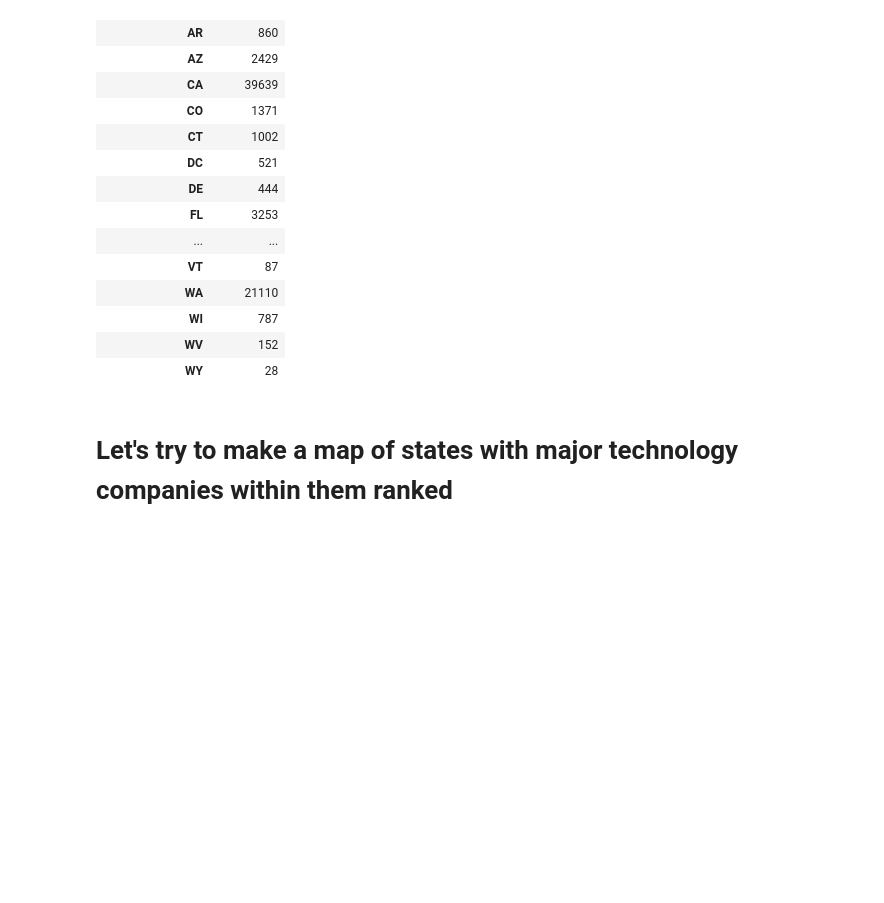
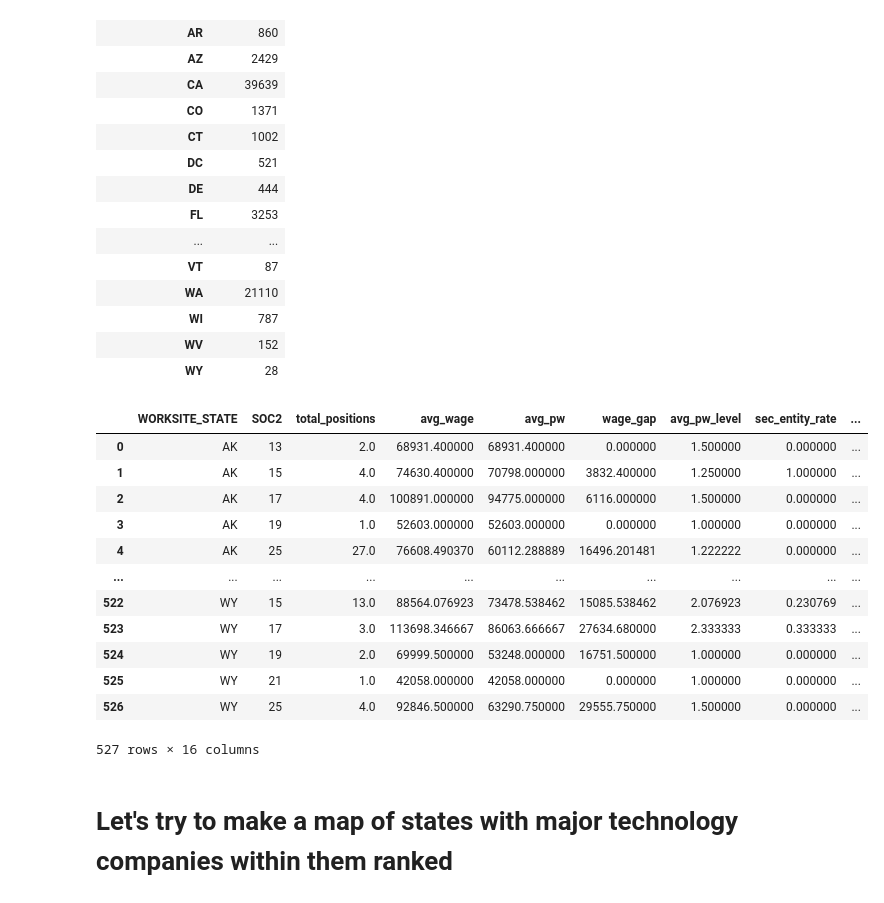
Before and after one commit to PBhandare/unit-3, a Jupyter notebook: data/H1BExploration.ipynb, the cells around one changed output. Cells and saved outputs as stored; diff of their text form; code cells hidden in the pictures; blank space fills up the shorter version.

```diff
--- a/data/H1BExploration.ipynb
+++ b/data/H1BExploration.ipynb
@@ -450,6 +450,10 @@ fullDataset = fullDataset[fullDataset['SOC2'].str.isnumeric()]
 # PW level numeric
 pw_map = {'I': 1, 'II': 2, 'III': 3, 'IV': 4}
 fullDataset['pw_level_num'] = fullDataset['PW_WAGE_LEVEL'].map(pw_map)
+
+fullDataset['out_of_state'] = (
+    fullDataset['EMPLOYER_STATE'] != fullDataset['WORKSITE_STATE']
+).astype(int)
 
 # Row-level proportions
 for col in ['NEW_EMPLOYMENT', 'CONTINUED_EMPLOYMENT',
@@ -463,21 +467,19 @@ def agg_func(g):
 
     return pd.Series({
         'total_positions': total_w,
-
         'avg_wage': (g['STANDARD_WAGE'] * w).sum() / total_w,
         'avg_pw': (g['ANNUAL_PREVAILING_WAGE'] * w).sum() / total_w,
         'wage_gap': ((g['STANDARD_WAGE'] - g['ANNUAL_PREVAILING_WAGE']) * w).sum() / total_w,
-
         'avg_pw_level': (g['pw_level_num'] * w).sum() / total_w,
-
         'sec_entity_rate': ((g['SECONDARY_ENTITY'] == 'Yes') * w).sum() / total_w,
         'h1b_dep_rate': ((g['H-1B_DEPENDENT'] == 'Yes') * w).sum() / total_w,
-        'new_emp_prop': (g['NEW_EMPLOYMENT_p'] * w).sum() / total_w,
-        'cont_emp_prop': (g['CONTINUED_EMPLOYMENT_p'] * w).sum() / total_w,
-        'change_prev_prop': (g['CHANGE_PREVIOUS_EMPLOYMENT_p'] * w).sum() / total_w,
-        'concurrent_prop': (g['NEW_CONCURRENT_EMPLOYMENT_p'] * w).sum() / total_w,
-        'change_emp_prop': (g['CHANGE_EMPLOYER_p'] * w).sum() / total_w,
-        'amend_pet_prop': (g['AMENDED_PETITION_p'] * w).sum() / total_w,
+        'out_of_state_rate': (g['out_of_state'] * w).sum() / total_w,
+        'new_emp_prop': g['NEW_EMPLOYMENT_p'].sum() / total_w,
+        'cont_emp_prop': g['CONTINUED_EMPLOYMENT_p'].sum() / total_w,
+        'change_prev_prop': g['CHANGE_PREVIOUS_EMPLOYMENT_p'].sum() / total_w,
+        'concurrent_prop': g['NEW_CONCURRENT_EMPLOYMENT_p'].sum() / total_w,
+        'change_emp_prop': g['CHANGE_EMPLOYER_p'].sum() / total_w,
+        'amend_pet_prop': g['AMENDED_PETITION_p'].sum() / total_w,
     })
 
 state_soc2_df = (
@@ -485,6 +487,22 @@ state_soc2_df = (
       .apply(agg_func)
       .reset_index()
 )
+# %%
+state_soc2_df
+# %% [output]
+|  | WORKSITE_STATE | SOC2 | total_positions | avg_wage | avg_pw | wage_gap | avg_pw_level | sec_entity_rate | ... |
+| 0 | AK | 13 | 2.0 | 68931.400000 | 68931.400000 | 0.000000 | 1.500000 | 0.000000 | ... |
+| 1 | AK | 15 | 4.0 | 74630.400000 | 70798.000000 | 3832.400000 | 1.250000 | 1.000000 | ... |
+| 2 | AK | 17 | 4.0 | 100891.000000 | 94775.000000 | 6116.000000 | 1.500000 | 0.000000 | ... |
+| 3 | AK | 19 | 1.0 | 52603.000000 | 52603.000000 | 0.000000 | 1.000000 | 0.000000 | ... |
+| 4 | AK | 25 | 27.0 | 76608.490370 | 60112.288889 | 16496.201481 | 1.222222 | 0.000000 | ... |
+| ... | ... | ... | ... | ... | ... | ... | ... | ... | ... |
+| 522 | WY | 15 | 13.0 | 88564.076923 | 73478.538462 | 15085.538462 | 2.076923 | 0.230769 | ... |
+| 523 | WY | 17 | 3.0 | 113698.346667 | 86063.666667 | 27634.680000 | 2.333333 | 0.333333 | ... |
+| 524 | WY | 19 | 2.0 | 69999.500000 | 53248.000000 | 16751.500000 | 1.000000 | 0.000000 | ... |
+| 525 | WY | 21 | 1.0 | 42058.000000 | 42058.000000 | 0.000000 | 1.000000 | 0.000000 | ... |
+| 526 | WY | 25 | 4.0 | 92846.500000 | 63290.750000 | 29555.750000 | 1.500000 | 0.000000 | ... |
+527 rows × 16 columns
 # %%
 truncatedDataset = newApplicantsOfInterest.copy().dropna()
 
```
Also changed, not shown: parts of 1 cell of this notebook, 3 other files.
